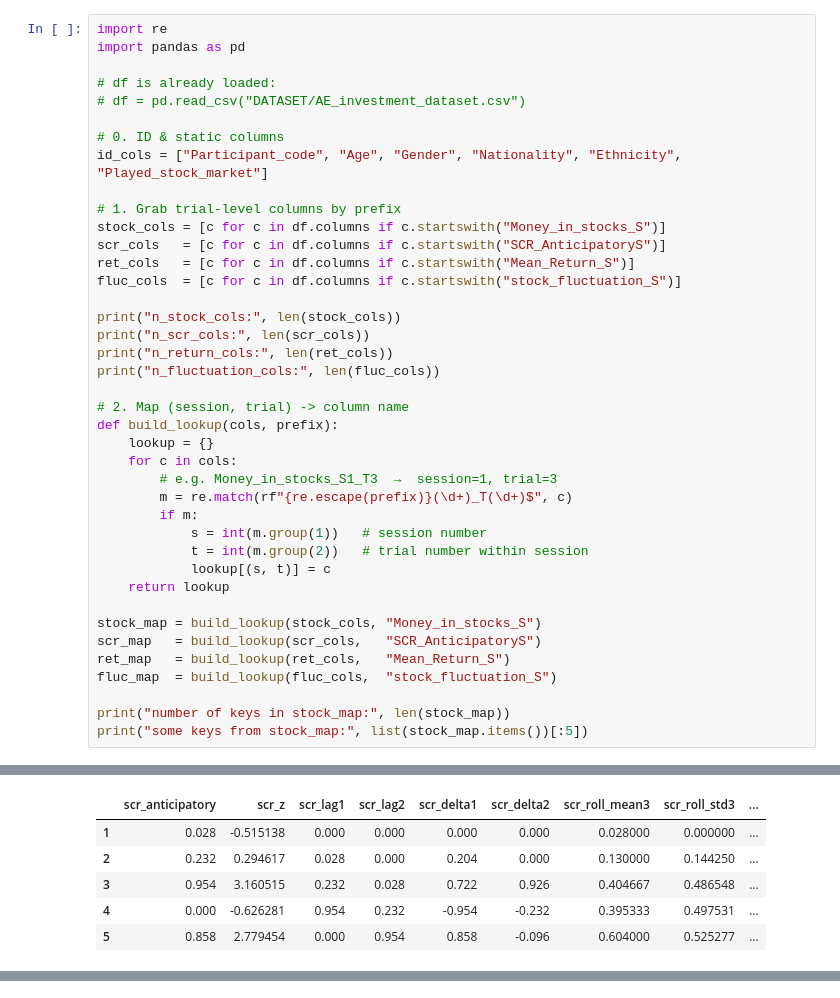
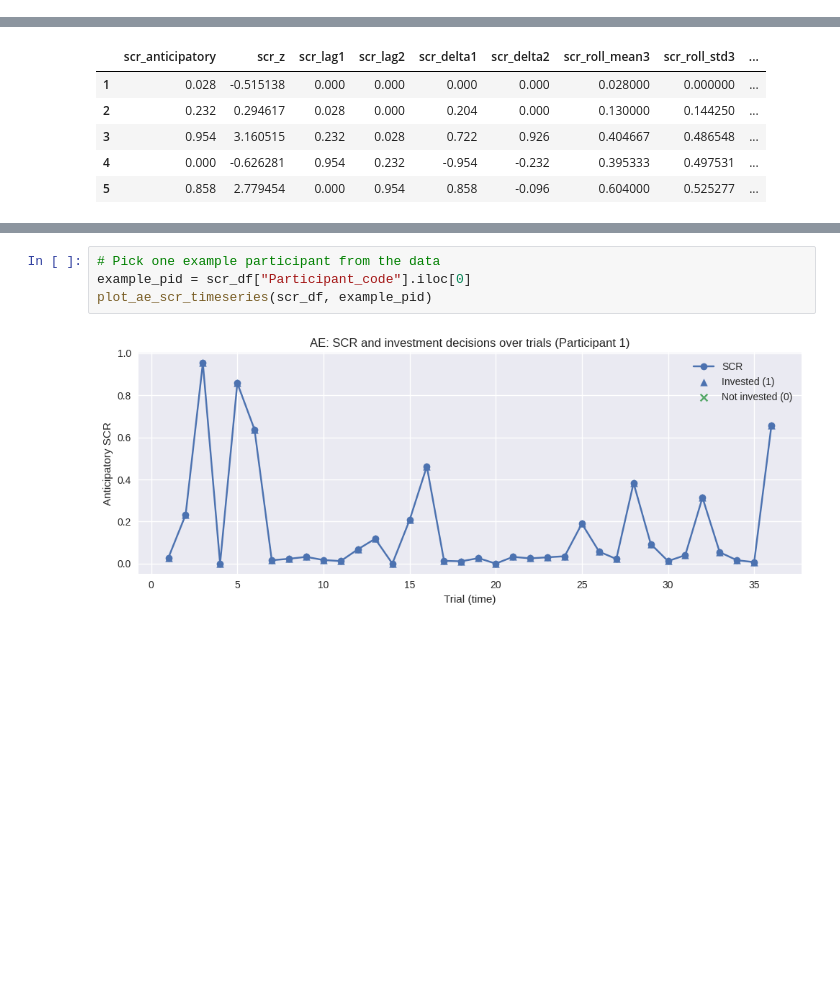
Before and after one commit to submarinejuice/CP322-Final-Project-Group-9, a Jupyter notebook: cp322_FINAL.ipynb, the cells around one changed output, grey strips where cells are left out. Cells and saved outputs as stored; diff of their text form; blank space fills up the shorter version.

```diff
--- a/cp322_FINAL.ipynb
+++ b/cp322_FINAL.ipynb
@@ -153,40 +458,0 @@ n_fluctuation_cols: 36
-# %%
-import re
-import pandas as pd
-
-# df is already loaded:
-# df = pd.read_csv("DATASET/AE_investment_dataset.csv")
-
-# 0. ID & static columns
-id_cols = ["Participant_code", "Age", "Gender", "Nationality", "Ethnicity", "Played_stock_market"]
-
-# 1. Grab trial-level columns by prefix
-stock_cols = [c for c in df.columns if c.startswith("Money_in_stocks_S")]
-scr_cols   = [c for c in df.columns if c.startswith("SCR_AnticipatoryS")]
-ret_cols   = [c for c in df.columns if c.startswith("Mean_Return_S")]
-fluc_cols  = [c for c in df.columns if c.startswith("stock_fluctuation_S")]
-
-print("n_stock_cols:", len(stock_cols))
-print("n_scr_cols:", len(scr_cols))
-print("n_return_cols:", len(ret_cols))
-print("n_fluctuation_cols:", len(fluc_cols))
-
-# 2. Map (session, trial) -> column name
-def build_lookup(cols, prefix):
-    lookup = {}
-    for c in cols:
-        # e.g. Money_in_stocks_S1_T3  →  session=1, trial=3
-        m = re.match(rf"{re.escape(prefix)}(\d+)_T(\d+)$", c)
-        if m:
-            s = int(m.group(1))   # session number
-            t = int(m.group(2))   # trial number within session
-            lookup[(s, t)] = c
-    return lookup
-
-stock_map = build_lookup(stock_cols, "Money_in_stocks_S")
-scr_map   = build_lookup(scr_cols,   "SCR_AnticipatoryS")
-ret_map   = build_lookup(ret_cols,   "Mean_Return_S")
-fluc_map  = build_lookup(fluc_cols,  "stock_fluctuation_S")
-
-print("number of keys in stock_map:", len(stock_map))
-print("some keys from stock_map:", list(stock_map.items())[:5])
@@ -427,0 +847,6 @@ SCR feature shape: (1080, 8)
+# %%
+# Pick one example participant from the data
+example_pid = scr_df["Participant_code"].iloc[0]
+plot_ae_scr_timeseries(scr_df, example_pid)
+# %% [output]
+[figure, added]
```
Also changed, not shown: parts of 71 cells of this notebook.
